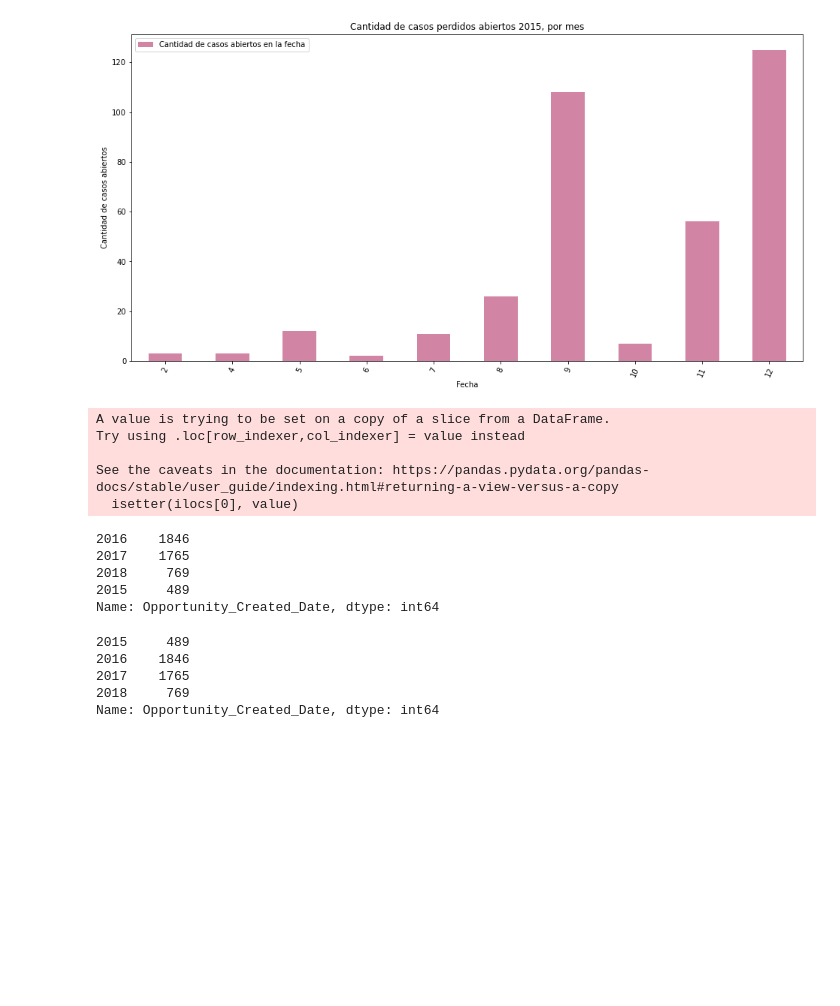
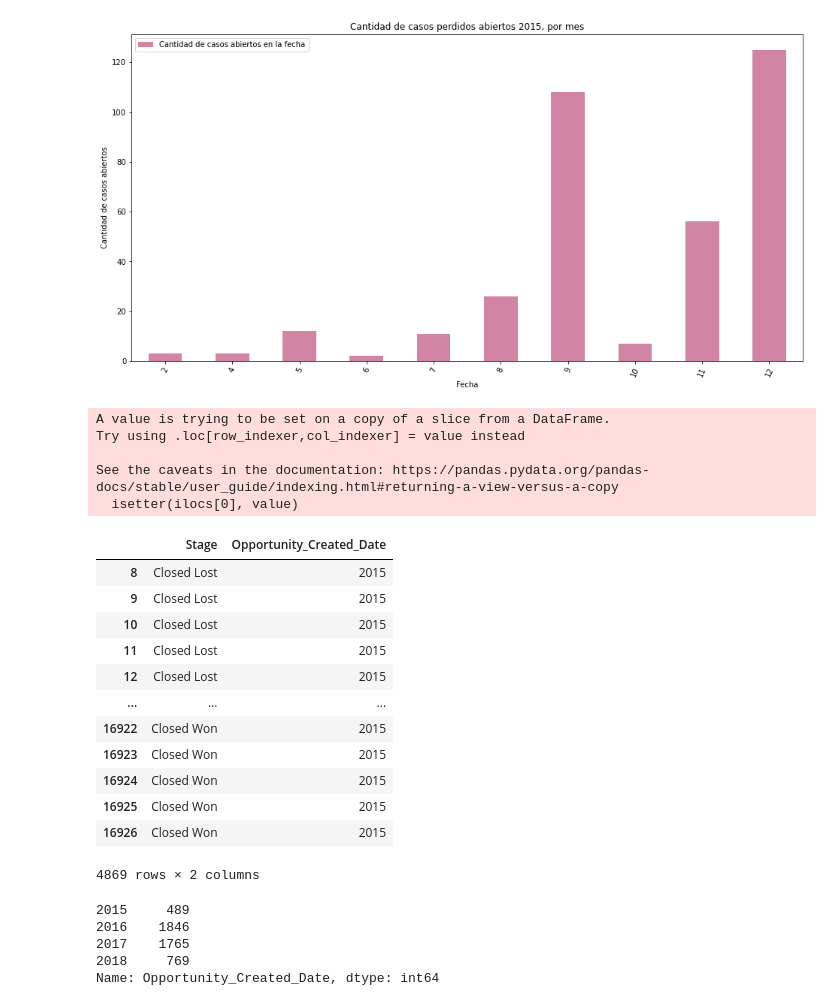
Before and after one commit to Ramaxx95/TP1-Orga-de-Datos, a Jupyter notebook: Visualizaciones/Region_Japan.ipynb, the cells around one changed output. Drawn from its saved outputs; the diff is of its cells as text; code cells hidden in the pictures; blank space fills up the shorter version.

```diff
--- a/Visualizaciones/Region_Japan.ipynb
+++ b/Visualizaciones/Region_Japan.ipynb
@@ -209,21 +234,29 @@ Text(0.5, 0, 'Fecha')
 # %%
 japon_solo_anios_y_oportunidades_cerradas = japon_cerrados_df[['Stage','Opportunity_Created_Date']]
 anio_cuentas_creadas = japon_solo_anios_y_oportunidades_cerradas.Opportunity_Created_Date.dt.year
 japon_solo_anios_y_oportunidades_cerradas.loc[:,'Opportunity_Created_Date'] = anio_cuentas_creadas
 #japon_solo_anios_y_oportunidades_cerradas.columns = ['Stage', 'Anio_de_oportunidad_creada']
 #japon_solo_anios_y_oportunidades_cerradas.set_index(japon_solo_anios_y_oportunidades_cerradas.Stage, drop = True, inplace = True)
-japon_solo_anios_y_oportunidades_cerradas.Opportunity_Created_Date.value_counts()
+japon_solo_anios_y_oportunidades_cerradas
 # %% [output]
 A value is trying to be set on a copy of a slice from a DataFrame.
 Try using .loc[row_indexer,col_indexer] = value instead
 
 See the caveats in the documentation: https://pandas.pydata.org/pandas-docs/stable/user_guide/indexing.html#returning-a-view-versus-a-copy
   isetter(ilocs[0], value)
+|  | Stage | Opportunity_Created_Date |
+| 8 | Closed Lost | 2015 |
+| 9 | Closed Lost | 2015 |
+| 10 | Closed Lost | 2015 |
+| 11 | Closed Lost | 2015 |
+| 12 | Closed Lost | 2015 |
+| ... | ... | ... |
+| 16922 | Closed Won | 2015 |
+| 16923 | Closed Won | 2015 |
+| 16924 | Closed Won | 2015 |
+| 16925 | Closed Won | 2015 |
+| 16926 | Closed Won | 2015 |
-2016    1846
-2017    1765
-2018     769
-2015     489
-Name: Opportunity_Created_Date, dtype: int64
+4869 rows × 2 columns
 # %%
 anio_cuentas_creadas.value_counts().sort_index()
 # %% [output]
```
Also changed, not shown: parts of 9 cells of this notebook.
